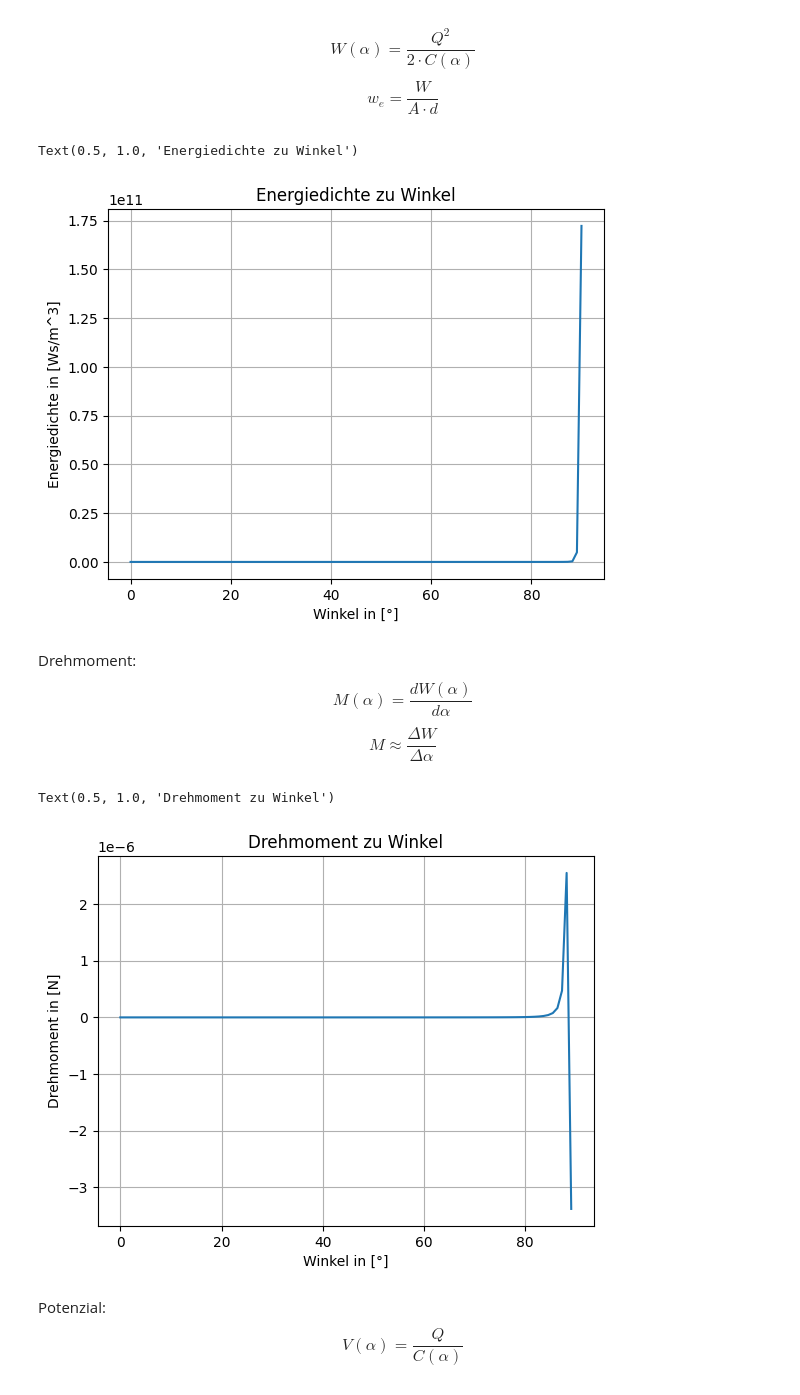
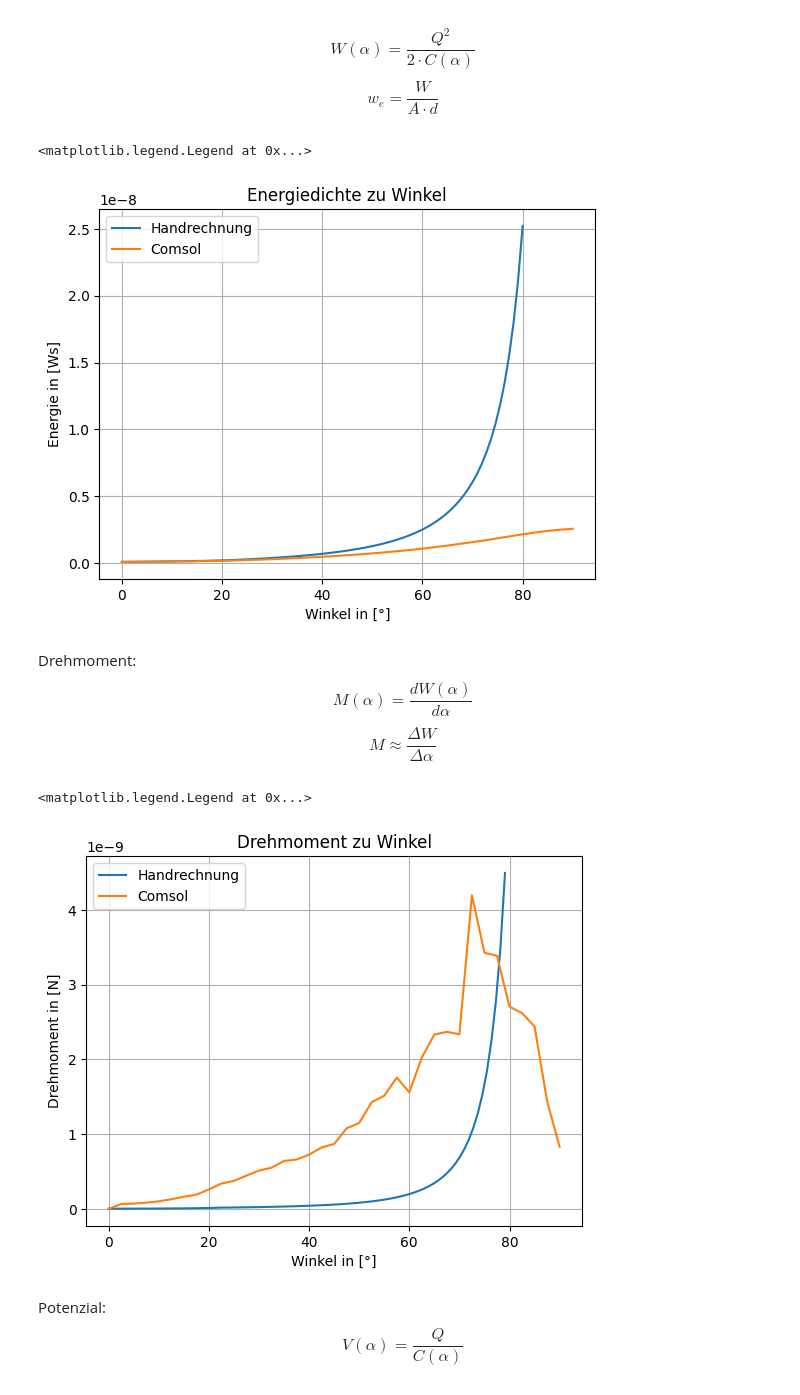
Before and after one commit to HansPeter21/COP_Elektrostatik, a Jupyter notebook: Projekt_ES_Albertin_Schegg.ipynb, the cells around one changed output. Cells and saved outputs as stored; diff of their text form; code cells hidden in the pictures.

```diff
--- a/Projekt_ES_Albertin_Schegg.ipynb
+++ b/Projekt_ES_Albertin_Schegg.ipynb
@@ -8,8 +13,4 @@ Autoren: Albertin, Schegg
 # %%
-import numpy as np
-from shapely.geometry import Polygon
-import matplotlib.pyplot as plt
-
 # Geometrie der festen Platte
 feste_platte = Polygon([(0, 0), (2, 0), (2, 1), (0, 1)])
 
@@ -34,7 +35,7 @@ def rotiere_platte(alpha, drehachse=(-0.5, 0.5)):
 
 
 # Winkelbereich definieren
-winkel_alpha = np.linspace(0, 90, 100)
+winkel_alpha = np.linspace(0, 80, 90)
 ueberlappungsflaechen = []
 
 # Überlappungsflächen berechnen
@@ -43,8 +44,11 @@ for alpha in winkel_alpha:
     schnitt = feste_platte.intersection(dreh_platte)
     ueberlappungsflaechen.append(schnitt.area)
 
+Ac = pd.read_csv("Flächenvergleich.csv")
+
 # Ergebnisse plotten
-plt.plot(winkel_alpha, ueberlappungsflaechen, label="Überlappungsfläche")
+plt.plot(winkel_alpha, ueberlappungsflaechen, label="Handrechnung")
+plt.plot(Ac["alpha (deg)"], 10**6*Ac["1 (m^2)"], linestyle= "--",label= "Comsol")
 plt.xlabel("Drehwinkel α (Grad)")
 plt.ylabel("Überlappungsfläche (mm²)")
 plt.title("Überlappungsfläche in Abhängigkeit vom Drehwinkel")
@@ -139,14 +145,16 @@ A = np.where(A == 0, 10 ** (-14), A)
 # %%
 W = 1 / 2 * Q**2 / C  # Energie in [Ws]
 we = W / (A * d)  # Energiedichte in [W/m^3]
-plt.plot(alpha[0, :], we[0, :])
+plt.plot(alpha[0, :], W[0, :], label = "Handrechnung")
+plt.plot(-Wc["alpha (deg)"],Wc["Total electric energy (J)"], label = "Comsol")
 plt.grid()
-plt.ylabel("Energiedichte in [Ws/m^3]")
+plt.ylabel("Energie in [Ws]")
 plt.xlabel("Winkel in [°]")
 plt.title("Energiedichte zu Winkel")
+plt.legend()
 # %% [output]
-Text(0.5, 1.0, 'Energiedichte zu Winkel')
+<matplotlib.legend.Legend at 0x...>
-[figure, old version]
+[figure, new version]
 # %% [markdown]
 Drehmoment:
 $$ M(\alpha) = \frac{d W(\alpha)}{d \alpha} $$
@@ -157,16 +165,20 @@ for i in range(W.shape[1] - 1):  # Spaltenanzahl minus 1
     delta_W = W[0, i + 1] - W[0, i]
     delta_alpha = alpha[0, i + 1] - alpha[0, i]
     M.append(delta_W / delta_alpha)
+# %%
+Mc = pd.read_csv("Drehmoment.csv") # Drehmoment mit Comsol berechnet
 # %%
 alphapop = alpha[0, :-1]
-plt.plot(alphapop, M)
+plt.plot(alphapop, M, label= "Handrechnung")
+plt.plot(-Mc["alpha (deg)"], Mc["Axial torque (N*m)"], label = "Comsol")
 plt.grid()
 plt.ylabel("Drehmoment in [N]")
 plt.xlabel("Winkel in [°]")
 plt.title("Drehmoment zu Winkel")
+plt.legend()
 # %% [output]
-Text(0.5, 1.0, 'Drehmoment zu Winkel')
+<matplotlib.legend.Legend at 0x...>
-[figure, old version]
+[figure, new version]
 # %% [markdown]
 Potenzial:
 $$ V(\alpha) = \frac{Q}{C(\alpha)} $$
```
Also changed, not shown: parts of 7 cells of this notebook, 4 other files.
